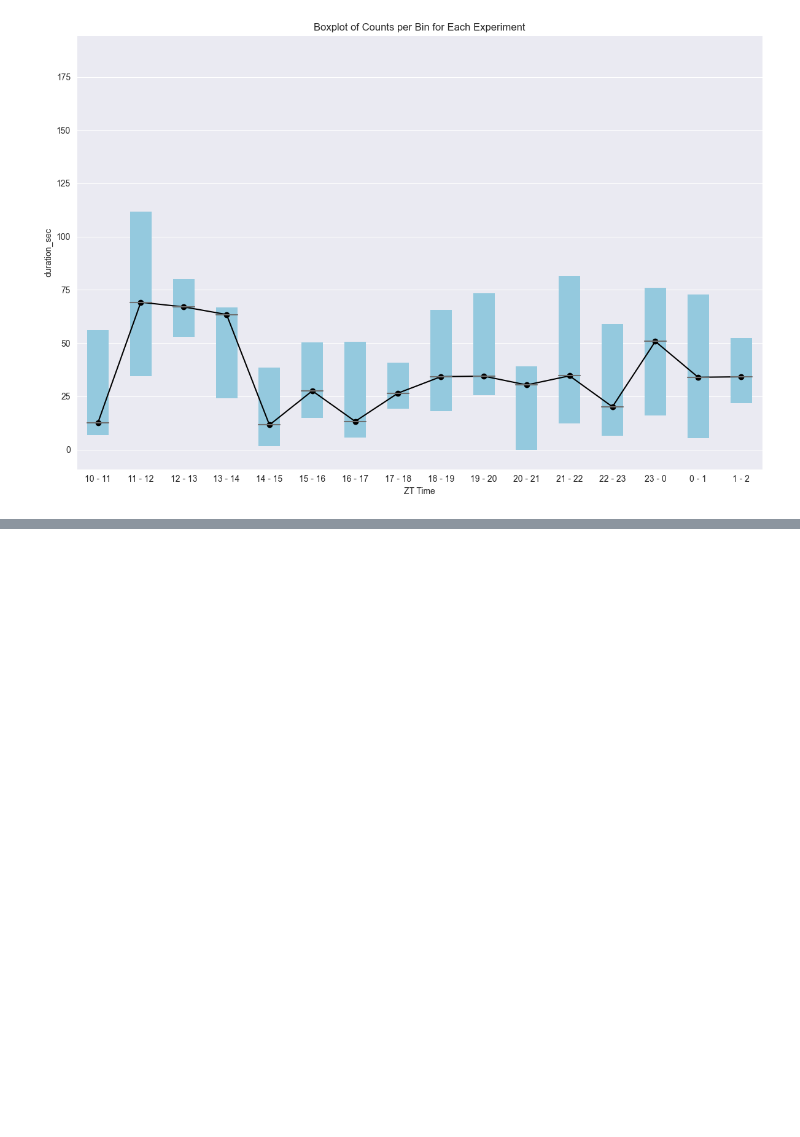
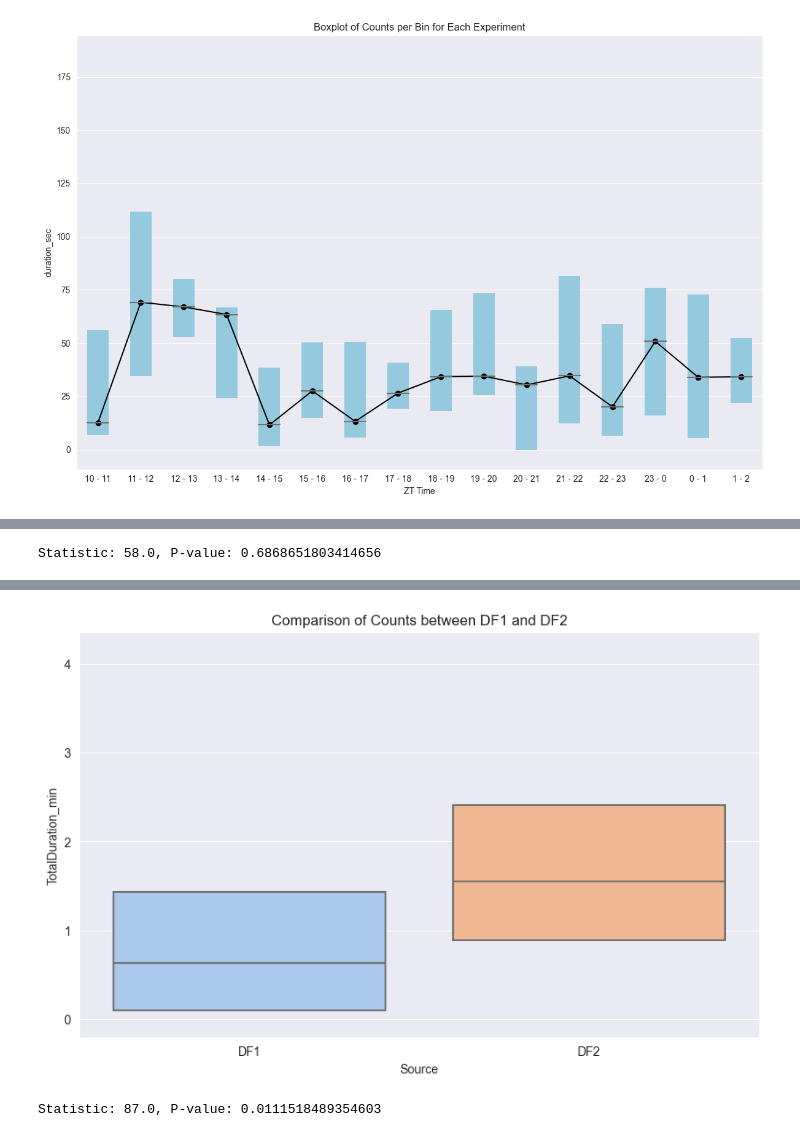
Before and after one commit to bo1929/basty, a Jupyter notebook: scripts/paper_figures/process_grooming.ipynb, the cells around one changed output, grey strips where cells are left out. Saved outputs shown, nothing was run; the diff lists cells and outputs as text; code cells hidden in the pictures; blank space fills up the shorter version.

```diff
--- a/scripts/paper_figures/process_grooming.ipynb
+++ b/scripts/paper_figures/process_grooming.ipynb
@@ -383,0 +505,7 @@ with open(os.path.join(folder_path, 'grouped_binned_duration.pkl'), 'wb') as f:
+# %%
+from scipy.stats import mannwhitneyu
+
+statistic, p_value = mannwhitneyu(last_2_hours_sd_false_sex_f['TotalDuration_min'], first_2_hours_sd_true_sex_f['TotalDuration_min'])
+print(f"Statistic: {statistic}, P-value: {p_value}")
+# %% [output]
+Statistic: 58.0, P-value: 0.6868651803414656
@@ -383,0 +535,41 @@ with open(os.path.join(folder_path, 'grouped_binned_duration.pkl'), 'wb') as f:
+# %%
+first_2_hours_sd_true_sex_m['TotalDuration_min'] = first_2_hours_sd_true_sex_m['TotalDuration'] / (30 *60)
+# %%
+sd_false_sex_m = grouped_binned['SD_False_Sex_M']
+summed_duration_per_bin = sd_false_sex_m.groupby(['ExptNames', 'bin'])['duration'].sum().reset_index(name='TotalDuration')
+sd=False
+if sd:
+    #remove bins larger than 30*60*60*6
+    summed_duration_per_bin = summed_duration_per_bin[summed_duration_per_bin['bin'].apply(lambda x: x.left < 30*60*60*6)]
+
+
+# Group by 'ExptNames' and grab the last two rows
+last_two_bins = summed_duration_per_bin.groupby('ExptNames').apply(lambda group: group.tail(2))
+
+last_two_bins.reset_index(drop=True, inplace=True)
+
+# Sum the counts for these rows
+combined_counts = last_two_bins.groupby('ExptNames').agg({"TotalDuration": "sum"}).reset_index()
+
+combined_counts['bin'] = 'Last 2 Bins Combined'  # Naming the bin column for clarity
+last_2_hours_sd_false_sex_m= combined_counts
+# %%
+last_2_hours_sd_false_sex_m['TotalDuration_min'] = last_2_hours_sd_false_sex_m['TotalDuration'] / (30 *60)
+# %%
+import pandas as pd
+
+last_2_hours_sd_false_sex_m['Source'] = 'DF1'
+first_2_hours_sd_true_sex_m['Source'] = 'DF2'
+
+combined_df = pd.concat([last_2_hours_sd_false_sex_m, first_2_hours_sd_true_sex_m], ignore_index=True)
+
+import seaborn as sns
+import matplotlib.pyplot as plt
+
+plt.figure(figsize=(10, 6))
+sns.boxplot(data=combined_df, x='Source', y='TotalDuration_min', palette="pastel", showfliers=False,showcaps=False, whiskerprops={'visible': False})
+plt.title('Comparison of Counts between DF1 and DF2')
+# Save the figure
+plt.savefig('boxplot_comparison_grooming_last_two_hours_male.pdf', dpi=300, bbox_inches='tight')
+plt.show()
+# %% [output]
@@ -383,0 +593,8 @@ with open(os.path.join(folder_path, 'grouped_binned_duration.pkl'), 'wb') as f:
+[figure, added]
+# %%
+from scipy.stats import mannwhitneyu
+
+statistic, p_value = mannwhitneyu(last_2_hours_sd_false_sex_m['TotalDuration_min'], first_2_hours_sd_true_sex_m['TotalDuration_min'])
+print(f"Statistic: {statistic}, P-value: {p_value}")
+# %% [output]
+Statistic: 87.0, P-value: 0.0111518489354603
```
Also changed, not shown: parts of 15 cells of this notebook, 3 other files.
